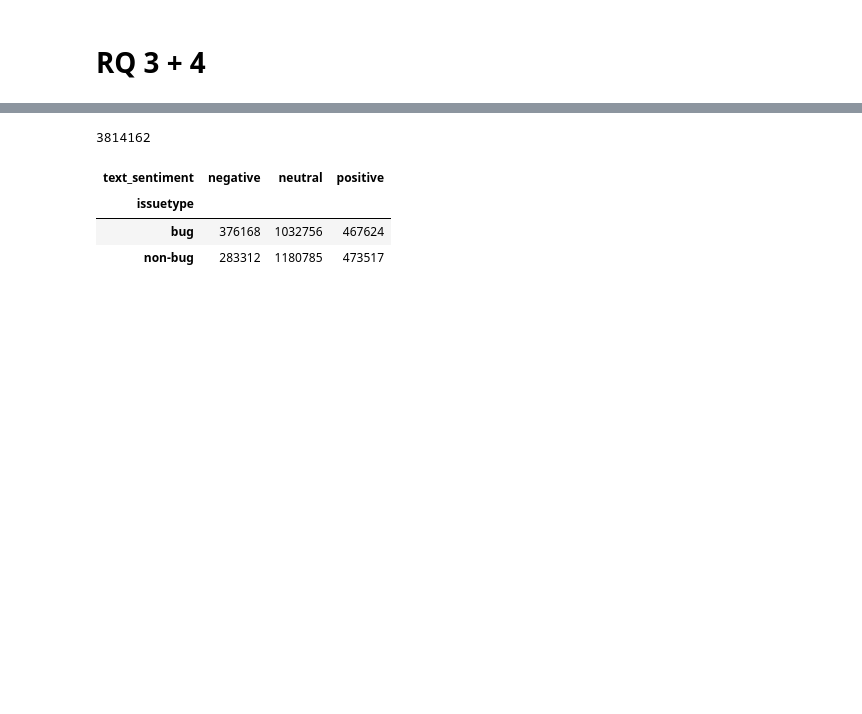
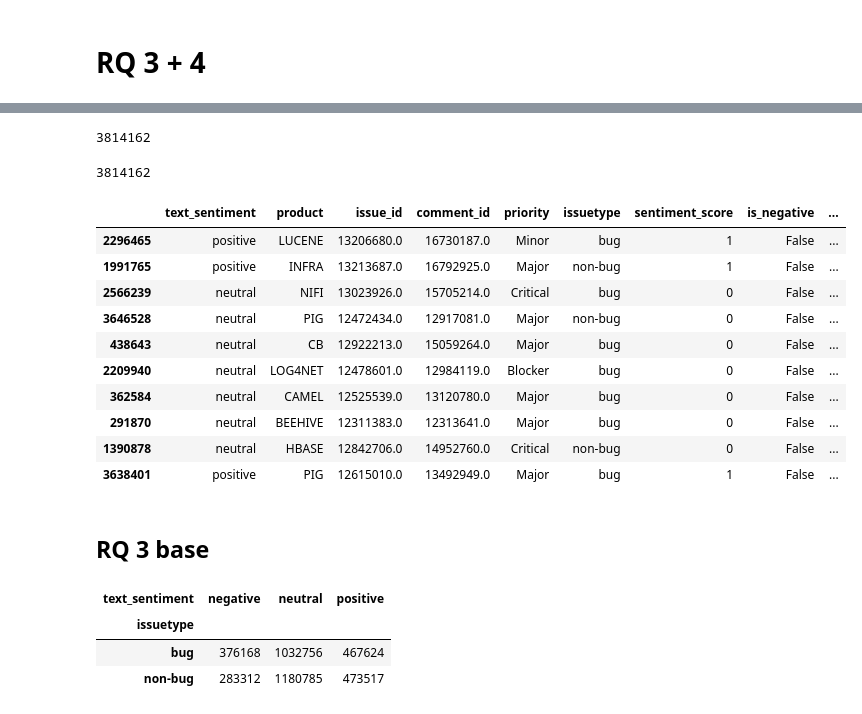
Before and after one commit to raianmr/seBERT, a Jupyter notebook: notebooks/RQs.ipynb, the cells around one changed output, grey strips where cells are left out. Cells and saved outputs as stored; diff of their text form; code cells hidden in the pictures; blank space fills up the shorter version.

```diff
--- a/notebooks/RQs.ipynb
+++ b/notebooks/RQs.ipynb
@@ -112,7 +10,53 @@ plt.show()
-# %%
-len(rq34)
-# %% [output]
-3814162
+# %%
+rq34 = pd.read_csv("./data/rq_3_4.csv")
+print(len(rq34))
+# %% [output]
+3814162
+# %%
+sentiment_mapping = {'negative': -1, 'neutral': 0, 'positive': 1}
+rq34['sentiment_score'] = rq34['text_sentiment'].map(sentiment_mapping)
+
+rq34['is_negative'] = rq34['text_sentiment'] == 'negative'
+rq34['is_positive'] = rq34['text_sentiment'] == 'positive'
+rq34['is_neutral'] = rq34['text_sentiment'] == 'neutral'
+
+# rq34['is_bug'] = rq34['issuetype'] == 'bug'
+# rq34['is_nonbug'] = rq34['issuetype'] != 'bug'
+#
+# rq34['is_blocker'] = rq34['priority'] == 'Blocker'
+# rq34['is_critical'] = rq34['priority'] == 'Critical'
+# rq34['is_major'] = rq34['priority'] == 'Major'
+# rq34['is_minor'] = rq34['priority'] == 'Minor'
+# rq34['is_trivial'] = rq34['priority'] == 'Trivial'
+
+cumulative_scores = rq34.groupby('issue_id')['sentiment_score'].sum().reset_index()
+positive_scores = rq34.groupby('issue_id')['is_positive'].sum().reset_index()
+negative_scores = rq34.groupby('issue_id')['is_negative'].sum().reset_index()
+
+rq34 = rq34.merge(cumulative_scores, on='issue_id', suffixes=('', '_cumulative'))
+rq34 = rq34.merge(positive_scores, on='issue_id', suffixes=('', '_count'))
+rq34 = rq34.rename(columns={'is_positive_count': 'sentiment_score_positive'})
+rq34 = rq34.merge(negative_scores, on='issue_id', suffixes=('', '_count'))
+rq34 = rq34.rename(columns={'is_negative_count': 'sentiment_score_negative'})
+
+assert len(rq34[rq34['sentiment_score_cumulative'] != rq34['sentiment_score_positive'] - rq34['sentiment_score_negative']]) == 0
+print(len(rq34))
+rq34.sample(10)
+# %% [output]
+3814162
+|  | text_sentiment | product | issue_id | comment_id | priority | issuetype | sentiment_score | is_negative | ... |
+| 2296465 | positive | LUCENE | 13206680.0 | 16730187.0 | Minor | bug | 1 | False | ... |
+| 1991765 | positive | INFRA | 13213687.0 | 16792925.0 | Major | non-bug | 1 | False | ... |
+| 2566239 | neutral | NIFI | 13023926.0 | 15705214.0 | Critical | bug | 0 | False | ... |
+| 3646528 | neutral | PIG | 12472434.0 | 12917081.0 | Major | non-bug | 0 | False | ... |
+| 438643 | neutral | CB | 12922213.0 | 15059264.0 | Major | bug | 0 | False | ... |
+| 2209940 | neutral | LOG4NET | 12478601.0 | 12984119.0 | Blocker | bug | 0 | False | ... |
+| 362584 | neutral | CAMEL | 12525539.0 | 13120780.0 | Major | bug | 0 | False | ... |
+| 291870 | neutral | BEEHIVE | 12311383.0 | 12313641.0 | Major | bug | 0 | False | ... |
+| 1390878 | neutral | HBASE | 12842706.0 | 14952760.0 | Critical | non-bug | 0 | False | ... |
+| 3638401 | positive | PIG | 12615010.0 | 13492949.0 | Major | bug | 1 | False | ... |
+# %% [markdown]
+## RQ 3 base
 # %%
 rq3_contingency_table = pd.crosstab(rq34['issuetype'], rq34['text_sentiment'])
 rq3_contingency_table
```
Also changed, not shown: parts of 22 cells of this notebook.
